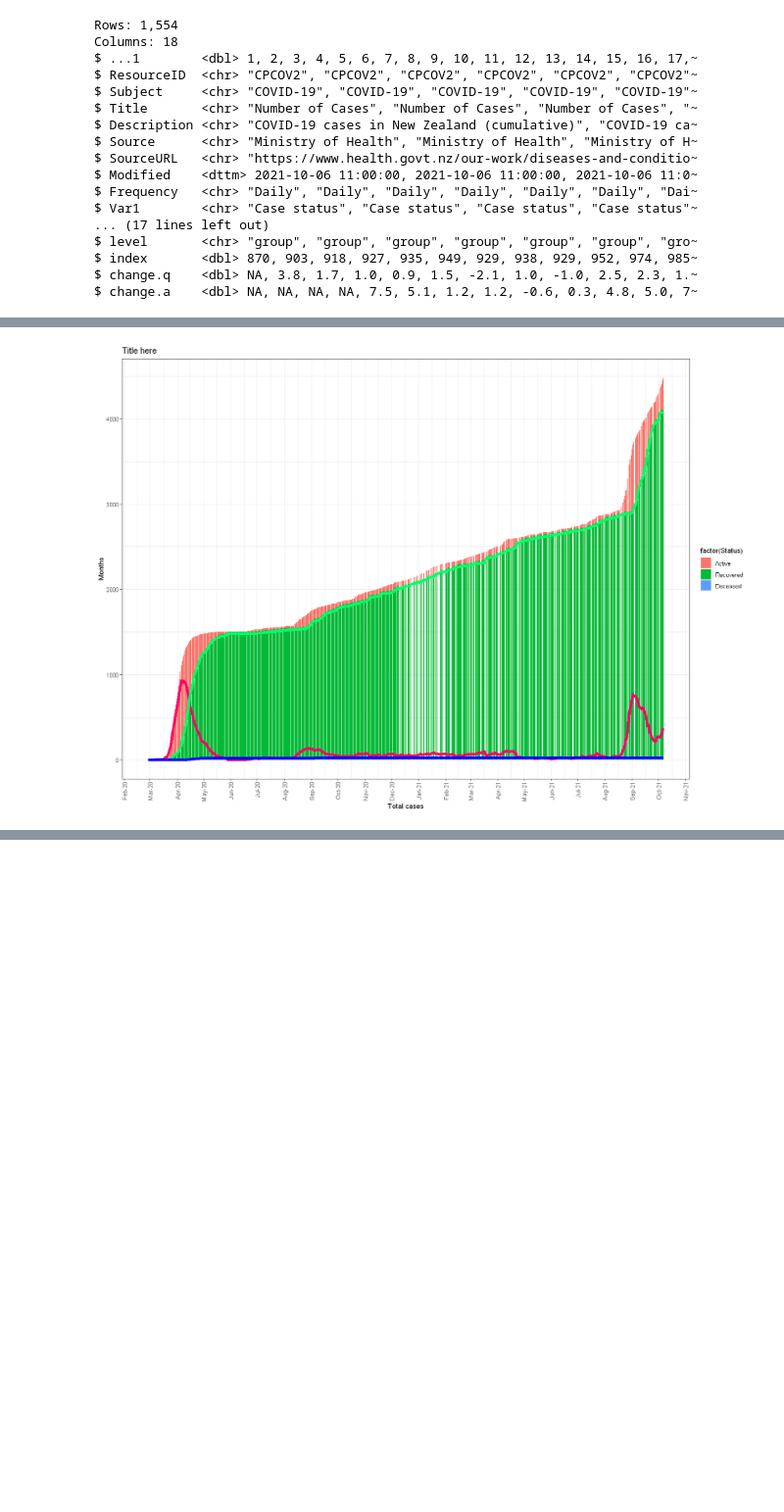
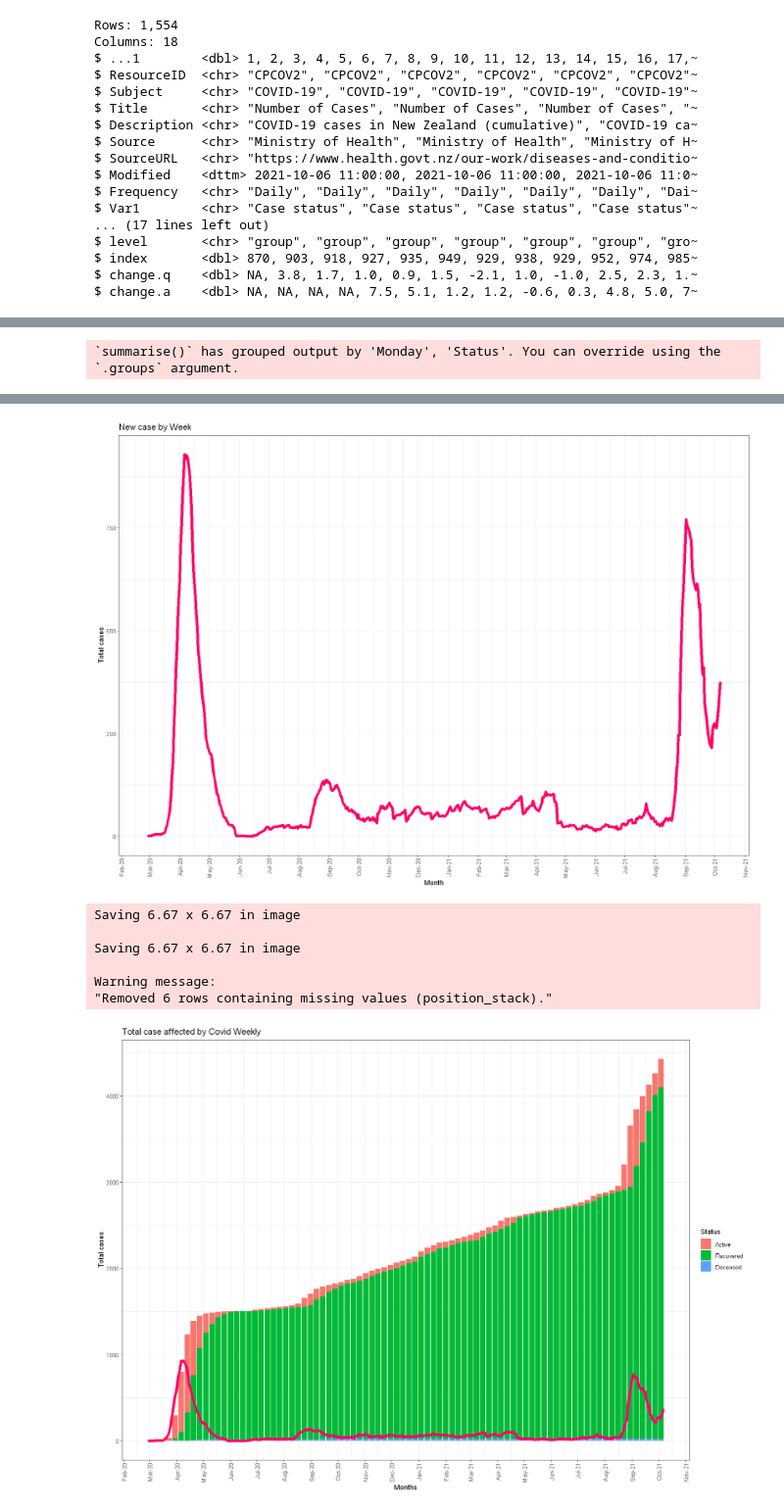
Before and after one commit to oscar-toohey/DATA201-group-project, a Jupyter notebook: numcase.ipynb, the cells around one changed output, grey strips where cells are left out. Shown at 98% size. Saved outputs shown, nothing was run; the diff lists cells and outputs as text; code cells hidden in the pictures; blank space fills up the shorter version.

Commit message:
Update Covid case by week

```diff
--- a/numcase.ipynb
+++ b/numcase.ipynb
@@ -164,27 +225,54 @@ $ Value     <dbl> 1, 1, 1, 1, 1, 3, 3, 4, 5, 5, 5, 5, 5, 5, 5, 6, 8, 8, 12, 20~
 # Source: http://rstudio-pubs-static.s3.amazonaws.com/3256_bb10db1440724dac8fa40da5e658ada5.html
 color <- c(rgb(1,0,0.4,1), rgb(0,1,0.4,1), rgb(0,0,1,1))
 graph_df <- trim_Covid_Raw_df(covid_case_df, "")
-graph_df$Status <- factor(graph_df$Status, levels = c("Active", "Recovered", "Deceased"))
-
-getByStatus <- function(data, status) {
-    result <- data %>% filter(Status==status)
-    return (result)
-}
+graph_week_df <- graph_df %>%
+    group_by(Monday, Status, Week) %>%
+    summarise(Value = mean(Value))
 
 options(repr.plot.width = 14, repr.plot.height = 10) # Size of graph display
-plot <- ggplot(data = graph_df,
-               aes(x = Date, y = Value, fill = factor(Status))
+
+new_case_plot <- ggplot(data = getByStatus(graph_df, "Active"),
+               aes(x=Date, y=Value)
         ) +
-        geom_bar(stat='identity') +
-        geom_line(data=getByStatus(graph_df, "Active"), colour=color[1], size=2) +
-        geom_line(data=getByStatus(graph_df, "Recovered"), colour=color[2], size=2) +
-        geom_line(data=getByStatus(graph_df, "Deceased"), colour=color[3], size=2) +
+        geom_line(colour=color[1], size=2) +
+#         geom_line(data = getByStatus(graph_df, "Recovered"), colour=color[2], size=2) +
+#         geom_line(data = getByStatus(graph_df, "Deceased"), colour=color[3], size=2) +
         scale_color_manual(values=color) + theme_bw() +
         theme(axis.text.x = element_text(angle = 90, vjust = 0.5, hjust=1)) +
         scale_x_date(date_breaks = "months" , date_labels = "%b-%y")
 
-plot +
-ggtitle("Title here") +
-xlab("Total cases") + ylab("Months")
+new_case_plot <- new_case_plot +
+ggtitle("New case by Week") +
+ylab("Total cases") + xlab("Month")
 # %% [output]
-[figure, removed]
+`summarise()` has grouped output by 'Monday', 'Status'. You can override using the `.groups` argument.
+# %%
+graph_week_df$Status <- factor(graph_week_df$Status,
+                               levels = c("Active", "Recovered", "Deceased"))
+
+covid_weekly_plot <- ggplot(data = graph_week_df,
+               aes(x=Monday, y=Value, fill=factor(Status))
+        ) +
+        geom_bar(stat='identity') +
+        geom_line(data=getByStatus(graph_df, "Active"), colour=color[1], size=2,
+                 aes(x=Date, y=Value)) +
+#         geom_line(data=getByStatus(graph_df, "Recovered"), colour=color[2], size=2) +
+#         geom_line(data=getByStatus(graph_df, "Deceased"), colour=color[3], size=2) +
+        scale_color_manual(values=color) + theme_bw() +
+        theme(axis.text.x = element_text(angle = 90, vjust = 0.5, hjust=1)) +
+        scale_x_date(date_breaks = "months" , date_labels = "%b-%y")
+
+
+covid_weekly_plot <- covid_weekly_plot +
+ggtitle("Total case affected by Covid Weekly") +
+ylab("Total cases") + xlab("Months") +
+labs(fill="Status")
+# %%
+# Show Plots
+new_case_plot
+covid_weekly_plot
+
+# Save Plots
+savePlot("covid_new_case_weekly.png", new_case_plot)
+savePlot("covid_case_weekly.png", covid_weekly_plot)
+# %% [output]
@@ -190,0 +281,8 @@ xlab("Total cases") + ylab("Months")
+[figure, added]
+Saving 6.67 x 6.67 in image
+
+Saving 6.67 x 6.67 in image
+
+Warning message:
+"Removed 6 rows containing missing values (position_stack)."
+[figure, added]
```
Also changed, not shown: parts of 4 cells of this notebook, 3 other files.
